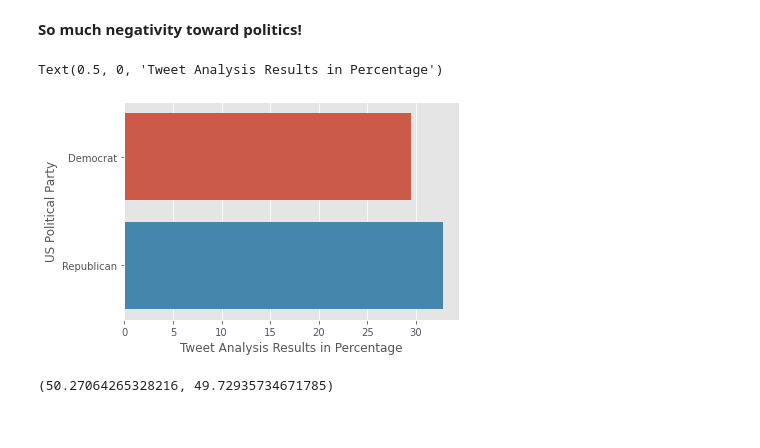
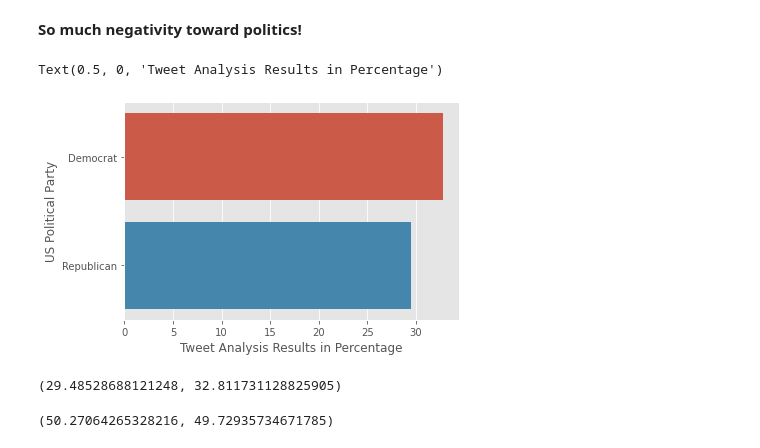
Before and after one commit to Shaon2221/Real-Time-Tweet-Analysis-on-US-Election-2020, a Jupyter notebook: 5. Evaluating Result.ipynb, the cells around one changed output. Cells and saved outputs as stored; diff of their text form; code cells hidden in the pictures.

```diff
--- a/5. Evaluating Result.ipynb
+++ b/5. Evaluating Result.ipynb
@@ -65,17 +65,21 @@ ttl_pos,ttl_neg,ttl_ntrl
 **So much negativity toward politics!**
 # %%
 # Coverting to percentage
-dm_prcnt=(len(rp[rp['Sentiment']==1])/((dm.shape[0]+rp.shape[0])/2))*100
-rp_prcnt=(len(dm[dm['Sentiment']==1])/((dm.shape[0]+rp.shape[0])/2))*100
+rp_prcnt=(len(rp[rp['Sentiment']==1])/((dm.shape[0]+rp.shape[0])/2))*100
+dm_prcnt=(len(dm[dm['Sentiment']==1])/((dm.shape[0]+rp.shape[0])/2))*100
 dm_prcnt,rp_prcnt
 df = pd.DataFrame({
     'US Political Party': ['Democrat','Republican'],
     'Result': [dm_prcnt,rp_prcnt]})
 ax = sns.barplot(x='Result', y='US Political Party', data=df)
 ax.set_xlabel('Tweet Analysis Results in Percentage')
 # %% [output]
 Text(0.5, 0, 'Tweet Analysis Results in Percentage')
-[figure, old version]
+[figure, new version]
+# %%
+dm_prcnt,rp_prcnt
+# %% [output]
+(29.48528688121248, 32.811731128825905)
 # %%
 ttl_dm=(dm.shape[0]/(dm.shape[0]+rp.shape[0]))*100
 ttl_rp=(rp.shape[0]/(dm.shape[0]+rp.shape[0]))*100
```
Also changed, not shown: parts of 1 cell of this notebook.
